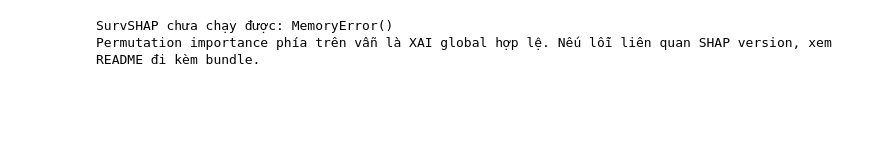
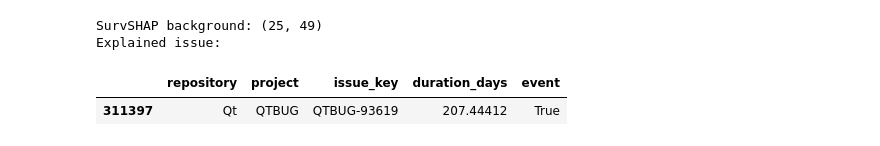
Before and after one commit to huyhoang2564/Eureka_2026, a Jupyter notebook: notebooks/09_xai.ipynb, the cells around one changed output. Cells and saved outputs as stored; diff of their text form; code cells hidden in the pictures; blank space fills up the shorter version.

```diff
--- a/notebooks/09_xai.ipynb
+++ b/notebooks/09_xai.ipynb
@@ -146,55 +241,88 @@ perm_df.head(25)
 # %%
-# ---- SurvSHAP(t): local explanation cho 1 issue ----
-# Cố tình dùng background nhỏ vì SurvSHAP có thể tốn RAM/thời gian.
+# Local SurvSHAP(t) — memory controlled
 try:
     from survshap import SurvivalModelExplainer, PredictSurvSHAP
 
-    bg = train.sample(n=min(200, len(train)), random_state=CFG["random_seed"]).copy()
-    candidate = test.sample(n=min(500, len(test)), random_state=CFG["random_seed"]).copy()
+    bg_n = min(
+        int(xai_cfg.get("survshap_background_rows", 25)),
+        len(train),
+    )
+    candidate_n = min(
+        int(xai_cfg.get("candidate_rows", 200)),
+        len(test),
+    )
 
-    # Chọn issue có RSF risk score cao trong sample test.
-    candidate_risk = predict_risk(artifact, candidate)
-    pos = int(np.argmax(candidate_risk))
-    obs = candidate.iloc[[pos]].copy()
+    bg = train.sample(n=bg_n, random_state=SEED).copy()
+    candidates = test.sample(
+        n=candidate_n,
+        random_state=SEED + 1,
+    ).copy()
+
+    risks = predict_risk(artifact, candidates)
+    pos = int(np.argmax(risks))
+    obs = candidates.iloc[[pos]].copy()
 
     X_bg_arr = transform_X(artifact, bg)
     X_obs_arr = transform_X(artifact, obs)
 
-    X_bg = pd.DataFrame(X_bg_arr, columns=artifact["feature_names"])
-    X_obs = pd.DataFrame(X_obs_arr, columns=artifact["feature_names"])
+    X_bg = pd.DataFrame(
+        X_bg_arr,
+        columns=artifact["feature_names"],
+    )
+    X_obs = pd.DataFrame(
+        X_obs_arr,
+        columns=artifact["feature_names"],
+    )
     y_bg = make_y(bg)
+
+    print("SurvSHAP background:", X_bg.shape)
+    print("Explained issue:")
+    display(
+        obs[
+            [
+                "repository",
+                "project",
+                "issue_key",
+                "duration_days",
+                "event",
+            ]
+        ]
+    )
 
     explainer = SurvivalModelExplainer(
         model=artifact["model"],
         data=X_bg,
         y=y_bg,
     )
 
     local = PredictSurvSHAP()
     local.fit(
         explainer=explainer,
         new_observation=X_obs,
     )
 
     local.result.to_csv(
         table_dir / f"survshap_local_{MODE}.csv",
         index=False,
     )
 
-    print("Explained issue:")
-    print(obs[["repository", "project", "issue_key", "duration_days", "event"]])
-
     local.plot()
     plt.tight_layout()
-    plt.savefig(fig_dir / f"survshap_local_{MODE}.png", dpi=200, bbox_inches="tight")
+    plt.savefig(
+        fig_dir / f"survshap_local_{MODE}.png",
+        dpi=220,
+        bbox_inches="tight",
+    )
     plt.show()
 
 except Exception as e:
-    print("SurvSHAP chưa chạy được:", repr(e))
+    print("SurvSHAP chưa chạy thành công:", repr(e))
     print(
-        "Permutation importance phía trên vẫn là XAI global hợp lệ. "
-        "Nếu lỗi liên quan SHAP version, xem README đi kèm bundle."
+        "Global XAI (Cox HR + permutation importance) đã được lưu. "
+        "Nếu lỗi SHAP compatibility, xem FINAL_RUN_ORDER.md."
     )
 # %% [output]
-SurvSHAP chưa chạy được: MemoryError()
-Permutation importance phía trên vẫn là XAI global hợp lệ. Nếu lỗi liên quan SHAP version, xem README đi kèm bundle.
+SurvSHAP background: (25, 49)
+Explained issue:
+|  | repository | project | issue_key | duration_days | event |
+| 311397 | Qt | QTBUG | QTBUG-93619 | 207.44412 | True |
```
Also changed, not shown: parts of 10 cells of this notebook, 31 other files.
